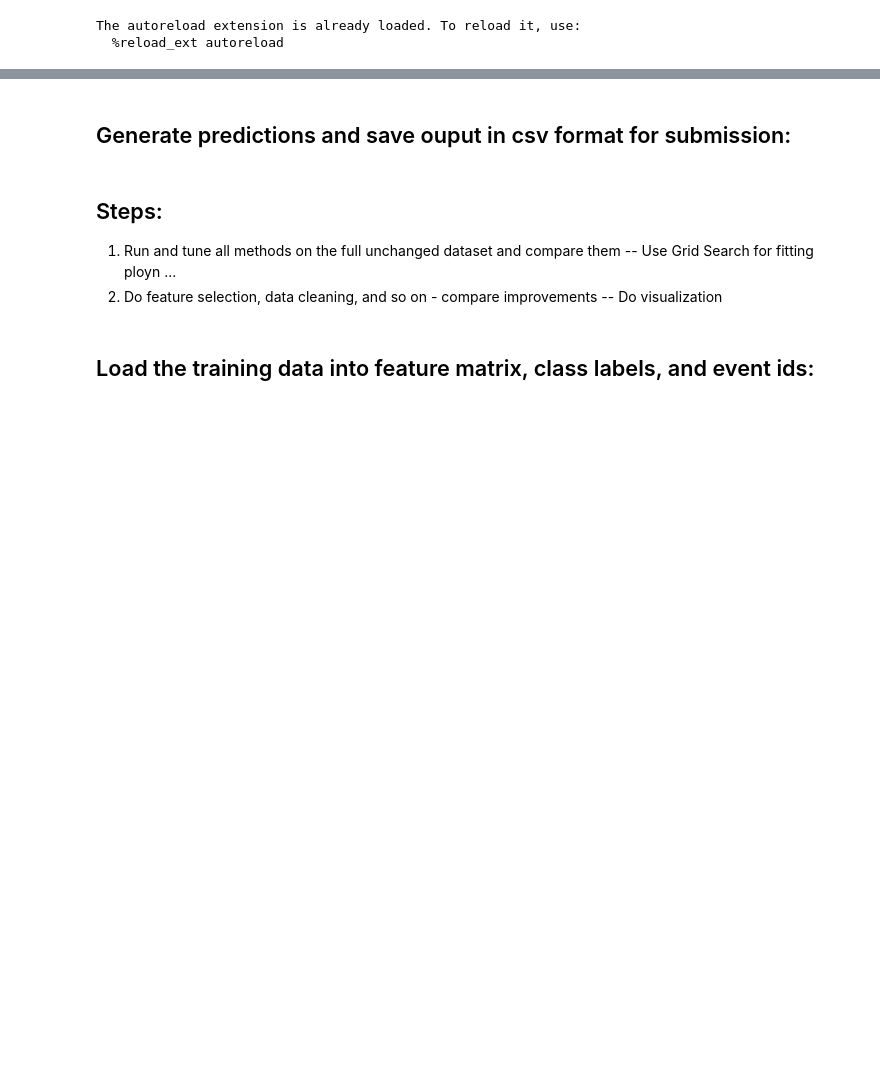
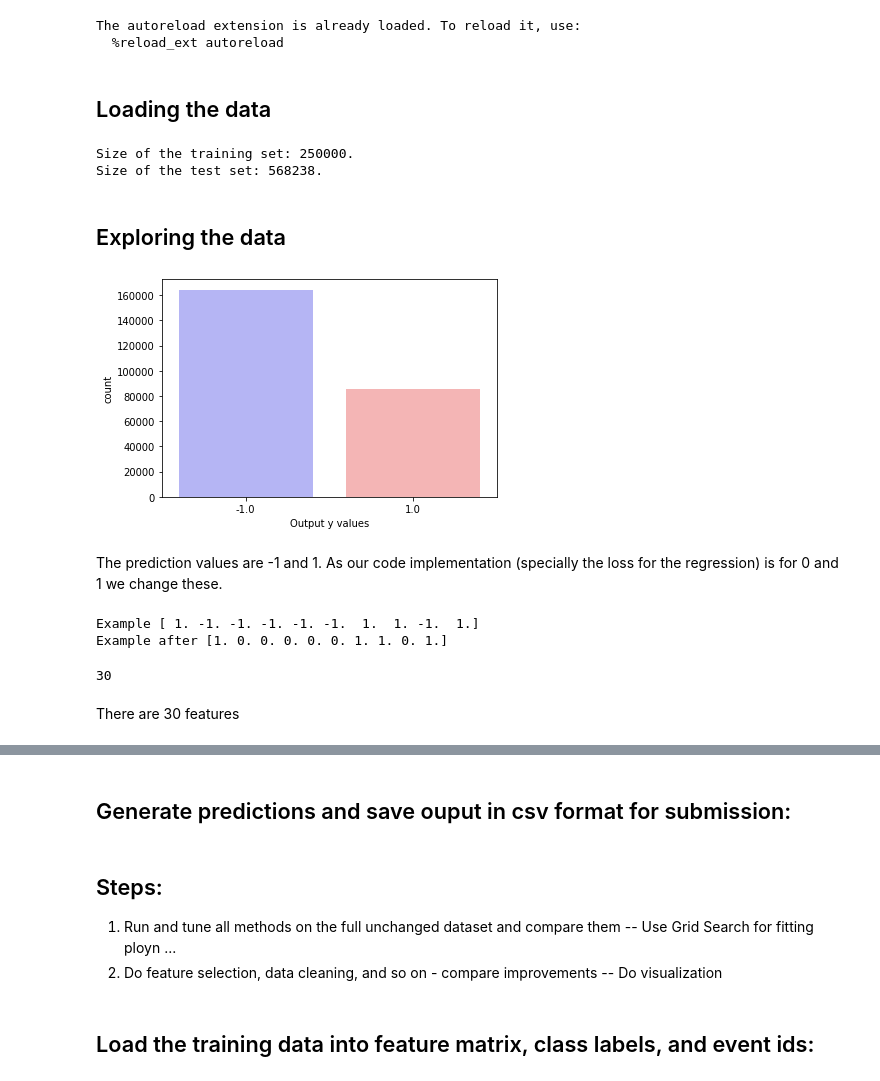
Before and after one commit to CS-433/ml-project-1-mgo, a Jupyter notebook: project1/scripts/project1.ipynb, the cells around one changed output, grey strips where cells are left out. Drawn from its saved outputs; the diff is of its cells as text; code cells hidden in the pictures; blank space fills up the shorter version.

```diff
--- a/project1/scripts/project1.ipynb
+++ b/project1/scripts/project1.ipynb
@@ -11,0 +18,43 @@ The autoreload extension is already loaded. To reload it, use:
+# %% [markdown]
+## Loading the data
+# %%
+# Train set
+DATA_TRAIN_PATH = '../data/train.csv' # TODO: download train data and supply path here
+with ZipFile('../data/train.csv.zip', 'r') as zip:
+    zip.extractall('../data')
+y, tX, ids = load_csv_data(DATA_TRAIN_PATH)
+print("Size of the training set: {}.".format(tX.shape[0]))
+# Test set
+DATA_TEST_PATH = '../data/test.csv' # TODO: download train data and supply path here
+with ZipFile('../data/test.csv.zip', 'r') as zip:
+    zip.extractall('../data')
+_, tX_test, ids_test = load_csv_data(DATA_TEST_PATH)
+print("Size of the test set: {}.".format(tX_test.shape[0]))
+# %% [output]
+Size of the training set: 250000.
+Size of the test set: 568238.
+# %% [markdown]
+## Exploring the data
+# %%
+#Exploring y
+sns.countplot(x = y, palette = "bwr")
+plt.xlabel("Output y values")
+plt.show()
+# %% [output]
+[figure, added]
+# %% [markdown]
+The prediction values are -1 and 1. As our code implementation (specially the loss for the regression) is for 0 and 1 we change these.
+# %%
+# Binary problem change the labels in y
+print("Example", y[0:10])
+y = np.where(y == -1, 0, y)
+print("Example after", y[0:10])
+# %% [output]
+Example [ 1. -1. -1. -1. -1. -1.  1.  1. -1.  1.]
+Example after [1. 0. 0. 0. 0. 0. 1. 1. 0. 1.]
+# %%
+tX.shape[1]
+# %% [output]
+30
+# %% [markdown]
+There are 30 features
```
Also changed, not shown: parts of 37 cells of this notebook, 1 other file.
